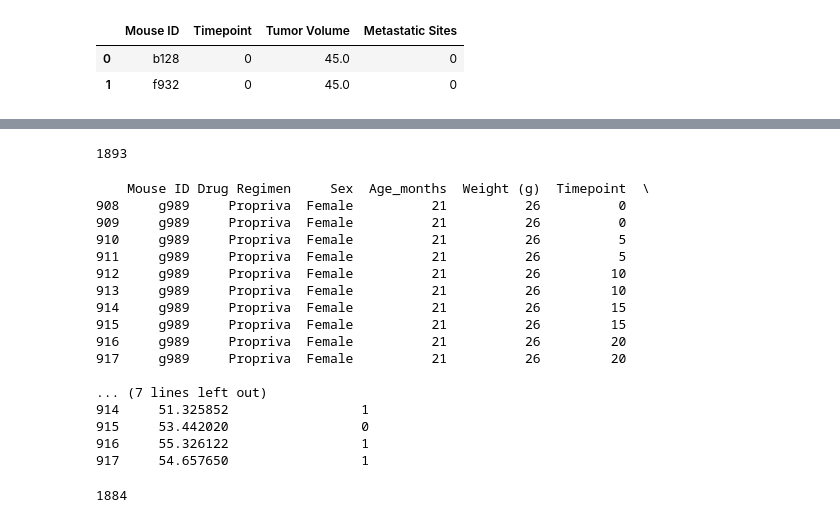
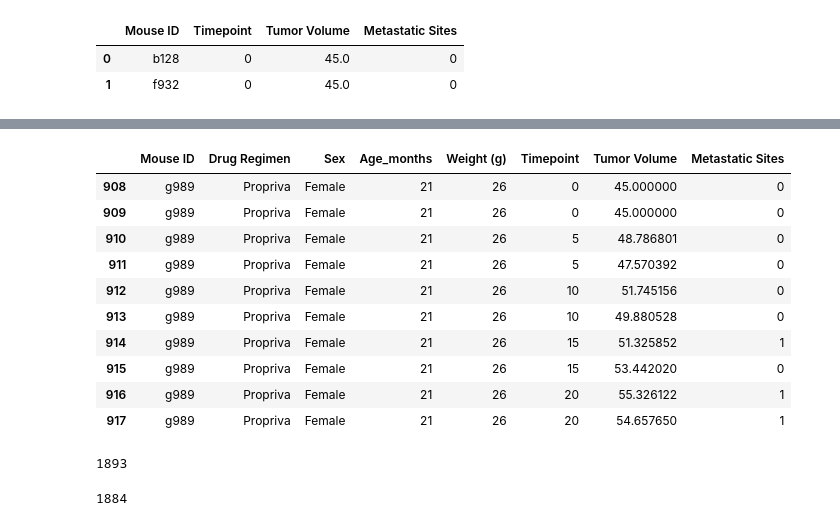
Before and after one commit to armywalrus/Research-Analysis-using-MatPlotLib, a Jupyter notebook: pymaceuticals_starter.ipynb, the cells around one changed output, grey strips where cells are left out. Cells and saved outputs as stored; diff of their text form; code cells hidden in the pictures.

```diff
--- a/pymaceuticals_starter.ipynb
+++ b/pymaceuticals_starter.ipynb
@@ -56,31 +41,20 @@ dtype: object
-# %%
-# Checking the number of mice.
-mouse_study["Mouse ID"].count()
-# %% [output]
-1893
 # %%
 # Getting the duplicate mice by ID number that shows up for Mouse ID and Timepoint.
 dupes = mouse_study[mouse_study.duplicated(['Timepoint', 'Mouse ID'], keep = False)]
 # %%
 # Optional: Get all the data for the duplicate mouse ID.
-print(dupes)
+dupes
 # %% [output]
-    Mouse ID Drug Regimen     Sex  Age_months  Weight (g)  Timepoint  \
-908     g989     Propriva  Female          21          26          0
-909     g989     Propriva  Female          21          26          0
-910     g989     Propriva  Female          21          26          5
-911     g989     Propriva  Female          21          26          5
-912     g989     Propriva  Female          21          26         10
-913     g989     Propriva  Female          21          26         10
-914     g989     Propriva  Female          21          26         15
-915     g989     Propriva  Female          21          26         15
-916     g989     Propriva  Female          21          26         20
-917     g989     Propriva  Female          21          26         20
-
-... (7 lines left out)
-914     51.325852                 1
-915     53.442020                 0
-916     55.326122                 1
-917     54.657650                 1
+|  | Mouse ID | Drug Regimen | Sex | Age_months | Weight (g) | Timepoint | Tumor Volume | Metastatic Sites |
+| 908 | g989 | Propriva | Female | 21 | 26 | 0 | 45.000000 | 0 |
+| 909 | g989 | Propriva | Female | 21 | 26 | 0 | 45.000000 | 0 |
+| 910 | g989 | Propriva | Female | 21 | 26 | 5 | 48.786801 | 0 |
+| 911 | g989 | Propriva | Female | 21 | 26 | 5 | 47.570392 | 0 |
+| 912 | g989 | Propriva | Female | 21 | 26 | 10 | 51.745156 | 0 |
+| 913 | g989 | Propriva | Female | 21 | 26 | 10 | 49.880528 | 0 |
+| 914 | g989 | Propriva | Female | 21 | 26 | 15 | 51.325852 | 1 |
+| 915 | g989 | Propriva | Female | 21 | 26 | 15 | 53.442020 | 0 |
+| 916 | g989 | Propriva | Female | 21 | 26 | 20 | 55.326122 | 1 |
+| 917 | g989 | Propriva | Female | 21 | 26 | 20 | 54.657650 | 1 |
 # %%
 # Create a clean DataFrame by dropping the duplicate mouse by its ID.
@@ -90,2 +62,7 @@ mouse_study = mouse_study.drop([910, 911, 912, 913, 914, 915, 917], axis=0)
+# %%
+# Checking the number of mice in original merged DataFrame.
+mouse_study["Mouse ID"].count()
+# %% [output]
+1893
 # %%
 # Checking the number of mice in the clean DataFrame.
```
Also changed, not shown: parts of 32 cells of this notebook, 1 other file.
